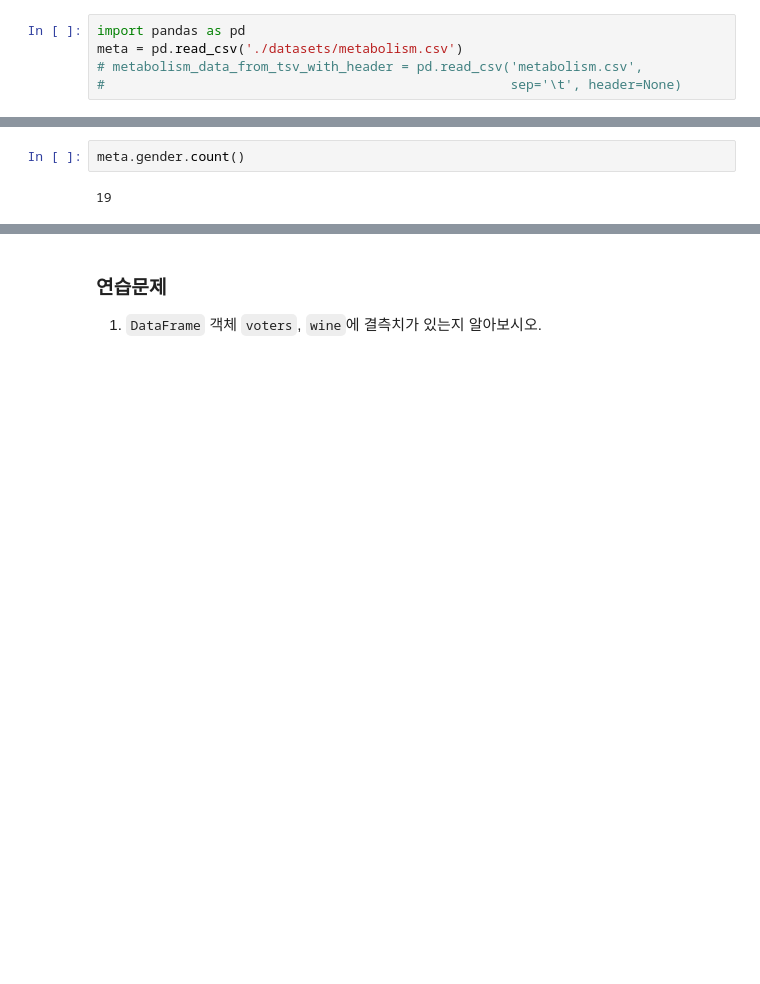
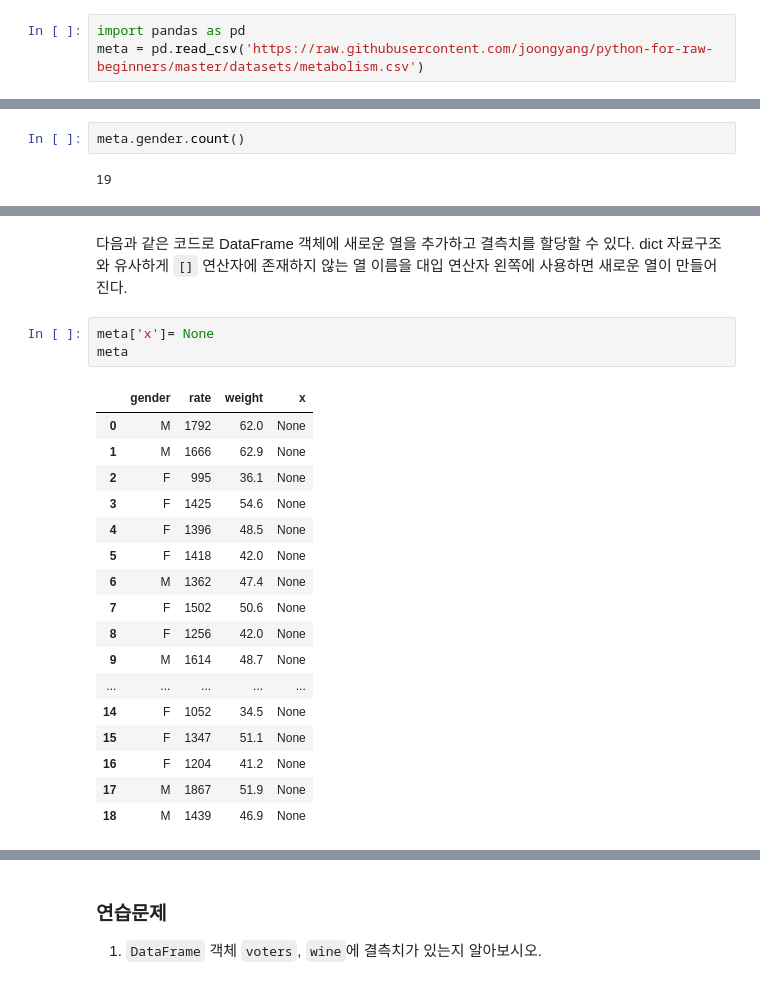
Before and after one commit to joongyang/Python-for-Raw-Beginners, a Jupyter notebook: 26_자료분석.ipynb, the cells around one changed output, grey strips where cells are left out. Cells and saved outputs as stored; diff of their text form; blank space fills up the shorter version.

```diff
--- a/26_자료분석.ipynb
+++ b/26_자료분석.ipynb
@@ -30,6 +30,4 @@ CSV 파일을 읽어 `DataFrame` 객체를 만들 때는 `pandas` 패키지의 `
 import pandas as pd
 # %%
 import pandas as pd
-meta = pd.read_csv('./datasets/metabolism.csv')
-# metabolism_data_from_tsv_with_header = pd.read_csv('metabolism.csv',
-#                                                    sep='\t', header=None)
+meta = pd.read_csv('https://raw.githubusercontent.com/joongyang/python-for-raw-beginners/master/datasets/metabolism.csv')
@@ -173,0 +219,24 @@ meta.gender.count()
+# %% [markdown]
+다음과 같은 코드로 DataFrame 객체에 새로운 열을 추가하고 결측치를 할당할 수 있다.
+dict 자료구조와 유사하게 `[]` 연산자에 존재하지 않는 열 이름을 대입 연산자 왼쪽에 사용하면 새로운 열이 만들어 진다.
+# %%
+meta['x']= None
+meta
+# %% [output]
+|  | gender | rate | weight | x |
+| 0 | M | 1792 | 62.0 | None |
+| 1 | M | 1666 | 62.9 | None |
+| 2 | F | 995 | 36.1 | None |
+| 3 | F | 1425 | 54.6 | None |
+| 4 | F | 1396 | 48.5 | None |
+| 5 | F | 1418 | 42.0 | None |
+| 6 | M | 1362 | 47.4 | None |
+| 7 | F | 1502 | 50.6 | None |
+| 8 | F | 1256 | 42.0 | None |
+| 9 | M | 1614 | 48.7 | None |
+| ... | ... | ... | ... | ... |
+| 14 | F | 1052 | 34.5 | None |
+| 15 | F | 1347 | 51.1 | None |
+| 16 | F | 1204 | 41.2 | None |
+| 17 | M | 1867 | 51.9 | None |
+| 18 | M | 1439 | 46.9 | None |
```
Also changed, not shown: parts of 53 cells of this notebook.
